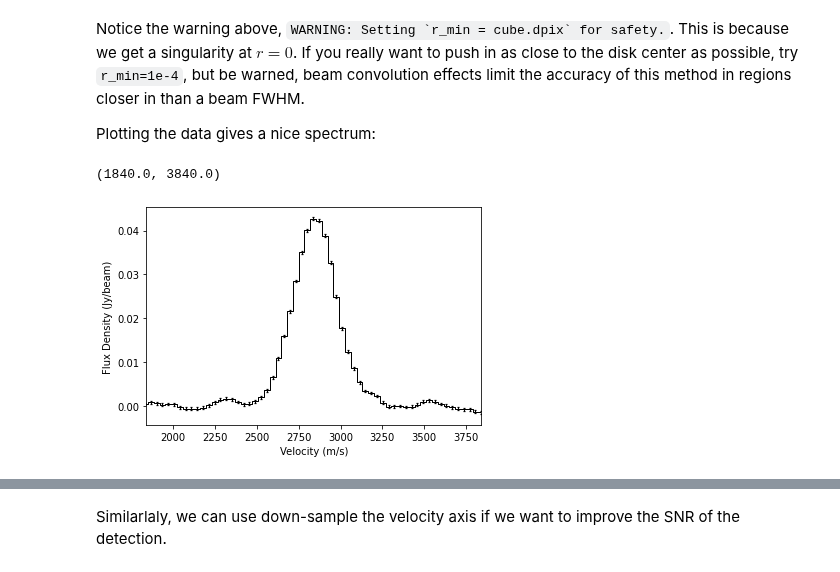
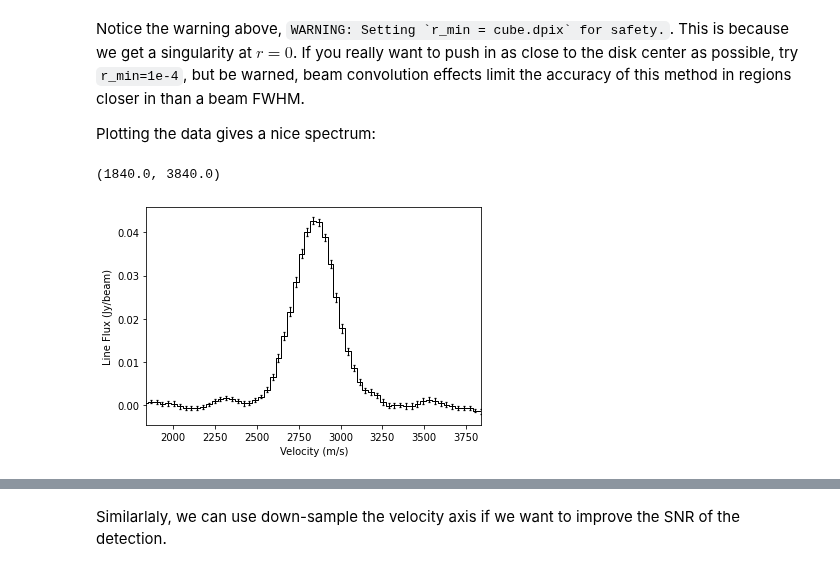
Before and after one commit to richteague/gofish, a Jupyter notebook: docs/user/fishing_basics.ipynb, the cells around one changed output, grey strips where cells are left out. Drawn from its saved outputs; the diff is of its cells as text; code cells hidden in the pictures.

```diff
--- a/docs/user/fishing_basics.ipynb
+++ b/docs/user/fishing_basics.ipynb
@@ -143,11 +143,11 @@ Plotting the data gives a nice spectrum:
 # %%
 fig, ax = plt.subplots()
 ax.errorbar(x, y, dy, fmt=' ', capsize=1.25, capthick=1.25, color='k', lw=1.0)
 ax.step(x, y, where='mid', color='k', lw=1.0)
 ax.set_xlabel('Velocity (m/s)')
-ax.set_ylabel('Flux Density (Jy/beam)')
+ax.set_ylabel('Line Flux (Jy/beam)')
 ax.set_xlim(1.84e3, 3.84e3)
 # %% [output]
 (1840.0, 3840.0)
-[figure, old version]
+[figure, new version]
 # %% [markdown]
```
Also changed, not shown: parts of 12 cells of this notebook, 3 other files.
